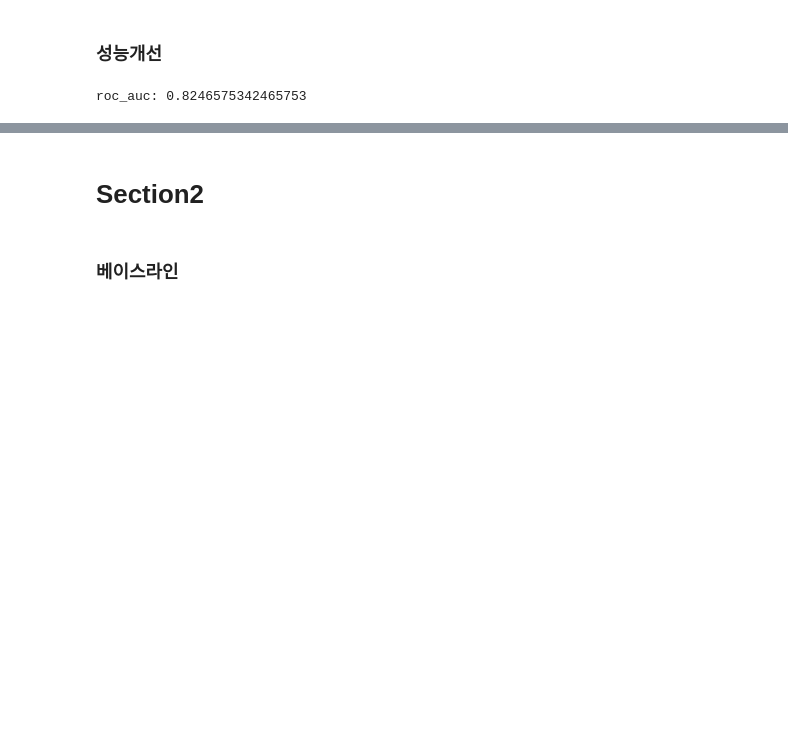
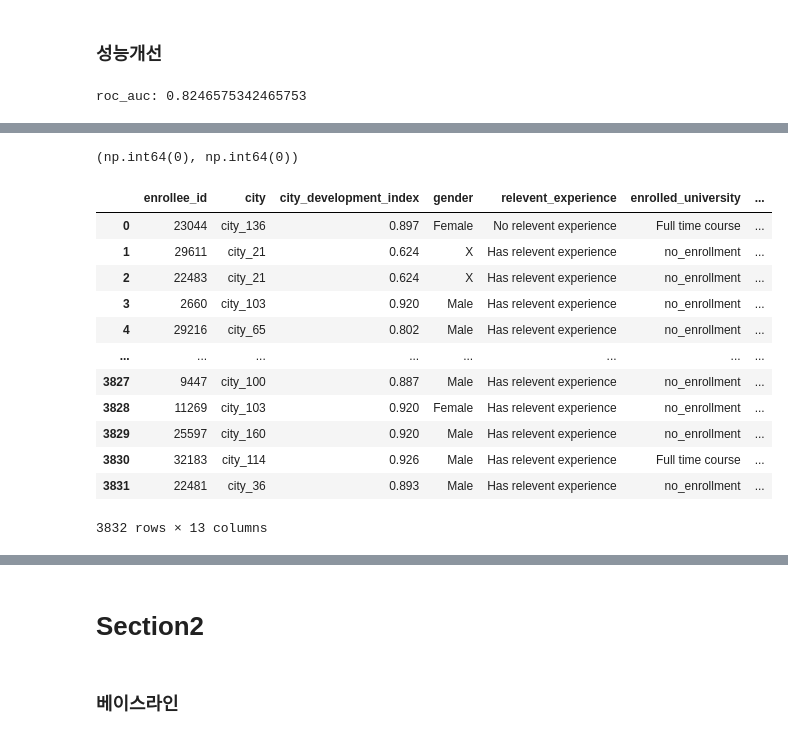
Before and after one commit to zzl-hyun/bigdata_analyst_cert_v2, a Jupyter notebook: part2/ch6/ch6_ex_classification.ipynb, the cells around one changed output, grey strips where cells are left out. Saved outputs shown, nothing was run; the diff lists cells and outputs as text; code cells hidden in the pictures; blank space fills up the shorter version.

```diff
--- a/part2/ch6/ch6_ex_classification.ipynb
+++ b/part2/ch6/ch6_ex_classification.ipynb
@@ -368,0 +371,14 @@ roc_auc: 0.8246575342465753
+# %%
+# 1. 문제정의
+# 평가: roc-auc
+# target: target(0: 일자리 찾지 않음, 1: 일자리 찾음)
+# 최종파일: result.csv(컬럼 1개 pred, 1확률값)
+
+# 2. 라이브러리 및 데이터 불러오기
+import pandas as pd
+
+# train = pd.read_csv("hr_train.csv")
+# test = pd.read_csv("hr_test.csv")
+train = pd.read_csv("https://raw.githubusercontent.com/lovedlim/bigdata_analyst_cert/main/part2/ch6/hr_train.csv")
+test = pd.read_csv("https://raw.githubusercontent.com/lovedlim/bigdata_analyst_cert/main/part2/ch6/hr_test.csv")
+train.shape, test.shape
@@ -368,0 +425,31 @@ roc_auc: 0.8246575342465753
+# %%
+# missing value
+# city의 unique가 다르다?
+cols = ['gender', 'enrolled_university', 'education_level', 'major_discipline', 'experience', 'company_size', 'company_type', 'last_new_job']
+
+for col in cols:
+  train[col] = train[col].fillna(train[col].mode()[0])
+  test[col] = test[col].fillna(train[col].mode()[0])
+
+train.isnull().sum().sum(), test.isnull().sum().sum()
+# %% [output]
+(np.int64(0), np.int64(0))
+# %%
+y_train = train.pop('target')
+
+train.fillna('X')
+test.fillna('X')
+# %% [output]
+|  | enrollee_id | city | city_development_index | gender | relevent_experience | enrolled_university | ... |
+| 0 | 23044 | city_136 | 0.897 | Female | No relevent experience | Full time course | ... |
+| 1 | 29611 | city_21 | 0.624 | X | Has relevent experience | no_enrollment | ... |
+| 2 | 22483 | city_21 | 0.624 | X | Has relevent experience | no_enrollment | ... |
+| 3 | 2660 | city_103 | 0.920 | Male | Has relevent experience | no_enrollment | ... |
+| 4 | 29216 | city_65 | 0.802 | Male | Has relevent experience | no_enrollment | ... |
+| ... | ... | ... | ... | ... | ... | ... | ... |
+| 3827 | 9447 | city_100 | 0.887 | Male | Has relevent experience | no_enrollment | ... |
+| 3828 | 11269 | city_103 | 0.920 | Female | Has relevent experience | no_enrollment | ... |
+| 3829 | 25597 | city_160 | 0.920 | Male | Has relevent experience | no_enrollment | ... |
+| 3830 | 32183 | city_114 | 0.926 | Male | Has relevent experience | Full time course | ... |
+| 3831 | 22481 | city_36 | 0.893 | Male | Has relevent experience | no_enrollment | ... |
+3832 rows × 13 columns
```
Also changed, not shown: parts of 27 cells of this notebook.
